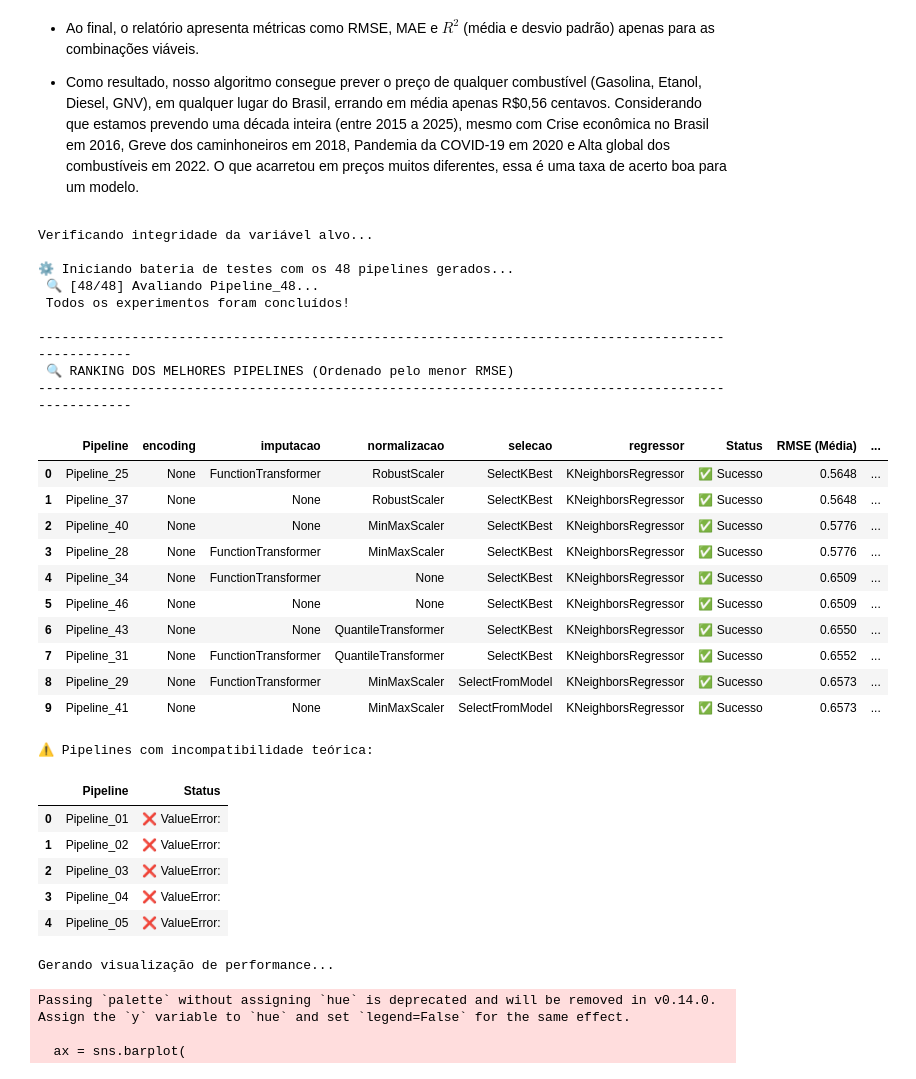
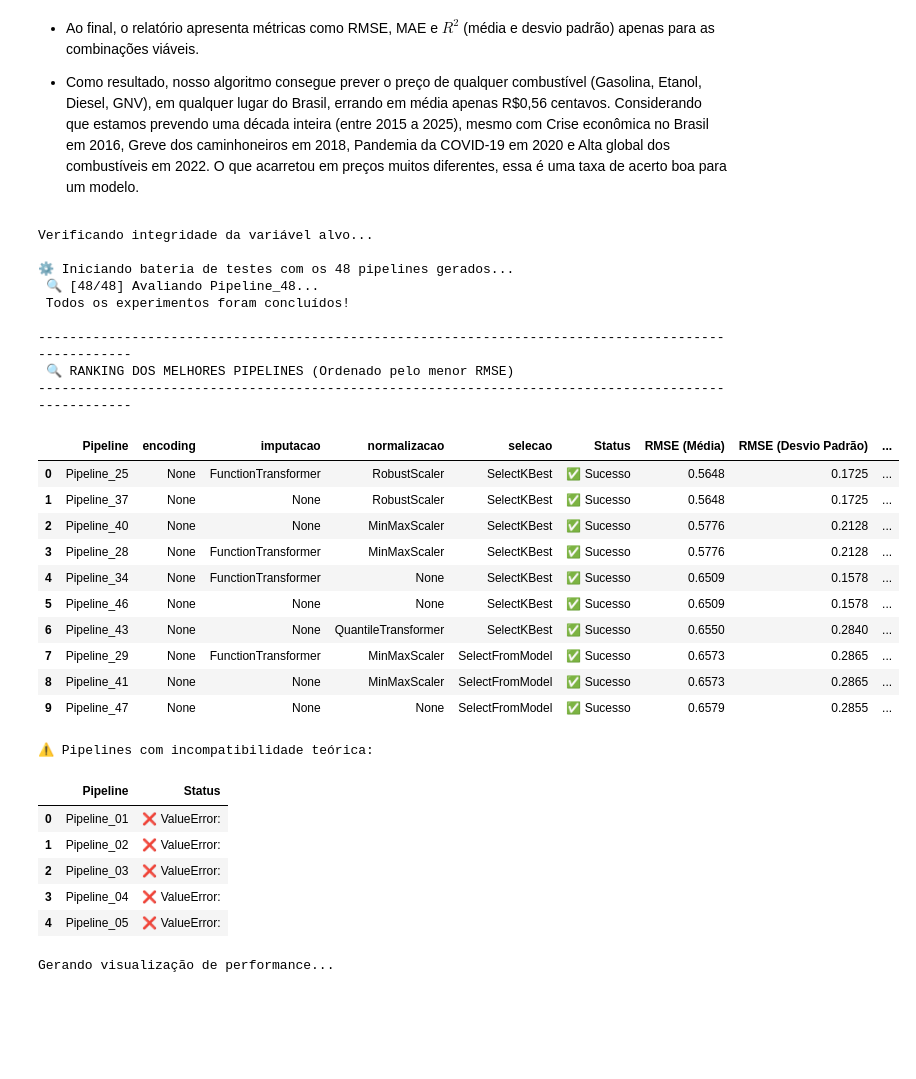
Before and after one commit to LucasCabra7/precos-combustiveis-brasil-2015-2025, a Jupyter notebook: Grupo_4_Análise_Exploratória_e_Modelagem_Preditiva_dos_Preços_de_Combustíveis_no_Brasil_(2015–2025).ipynb, the cells around one changed output. Drawn from its saved outputs; the diff is of its cells as text; code cells hidden in the pictures; blank space fills up the shorter version.

Commit message:
refactor: adds information regarding the techniques used in each pipeline

```diff
--- a/Grupo_4_Análise_Exploratória_e_Modelagem_Preditiva_dos_Preços_de_Combustíveis_no_Brasil_(2015–2025).ipynb
+++ b/Grupo_4_Análise_Exploratória_e_Modelagem_Preditiva_dos_Preços_de_Combustíveis_no_Brasil_(2015–2025).ipynb
@@ -1972,7 +1972,7 @@ class GerenciadorDePipelines:
         print(f"✅ Amostra pronta: {self.dataset_amostra.shape}")
         return self.dataset_amostra
 
-    def construir_pipelines(self, dicionario_tecnicas: dict):
+    def construir_pipelines(self, dicionario_tecnicas: dict, regressor=None):  # ✅ recebe regressor separado
         print("\n" + "-"*60)
         print(" GERANDO MALHA DE PIPELINES")
         print("-"*60)
@@ -1990,12 +1990,15 @@ class GerenciadorDePipelines:
             for nome, tecnica in comb.items():
                 etapas.append((nome, tecnica if tecnica is not None else 'passthrough'))
 
+            if regressor is not None:  # ✅ adiciona o regressor fixo no final
+                etapas.append(('regressor', regressor))
+
             nome_pipeline = f"Pipeline_{idx+1:02d}"
 
             self.pipelines_gerados.append((
                 nome_pipeline,
                 Pipeline(etapas),
-                comb
+                comb  # ✅ comb não tem 'regressor', então não aparece na tabela
             ))
 
         print(f"✅ Foram gerados {len(self.pipelines_gerados)} pipelines (incluindo o baseline).")
@@ -2029,11 +2032,14 @@ experimentos = {
         SelectKBest(score_func=f_regression, k=5),
         SelectFromModel(RandomForestRegressor(n_estimators=50)),
         None
-    ],
-    'regressor': [KNeighborsRegressor(n_neighbors=7)]
+    ]
+    # ✅ 'regressor' removido daqui
 }
 
-lista_pipelines = gerenciador.construir_pipelines(experimentos)
+lista_pipelines = gerenciador.construir_pipelines(
+    experimentos,
+    regressor=KNeighborsRegressor(n_neighbors=7)  # ✅ passado separado
+)
 # %% [output]
 ------------------------------------------------------------
 CARREGANDO DATASET ORIGINAL (ENTREGA 1)
@@ -3191,51 +3197,53 @@ else:
         data=df_plot,
         x='RMSE (Média)',
         y='Pipeline',
+        hue='Pipeline',
         palette=cores,
         edgecolor='black',
-        alpha=0.9
+        alpha=0.9,
+        legend=False
     )
 
     for p in ax.patches:
         width = p.get_width()
         ax.annotate(f'{width:.4f}',
                     (width, p.get_y() + p.get_height() / 2),
                     ha='left', va='center',
                     xytext=(5, 0), textcoords='offset points',
                     fontweight='bold', color='#333333', fontsize=10)
 
     plt.title('Comparativo Final do KNN: Qual Pipeline erra menos?', fontsize=14, fontweight='bold', pad=20)
     plt.xlabel('Erro Médio - RMSE (Quanto Menor, Melhor)', fontsize=12, fontweight='bold')
     plt.ylabel('Combinações Testadas', fontsize=12, fontweight='bold')
 
     plt.axvline(x=melhor_rmse, color='#EF4444', linestyle='--', linewidth=2,
                 label=f'Melhor Marca: {melhor_rmse:.4f}')
 
     plt.legend(loc='lower right')
     sns.despine()
     plt.tight_layout()
     plt.show()
 # %% [output]
 Verificando integridade da variável alvo...
 
 ⚙️ Iniciando bateria de testes com os 48 pipelines gerados...
  🔍 [48/48] Avaliando Pipeline_48...
  Todos os experimentos foram concluídos!
 
 ----------------------------------------------------------------------------------------------------
  🔍 RANKING DOS MELHORES PIPELINES (Ordenado pelo menor RMSE)
 ----------------------------------------------------------------------------------------------------
-|  | Pipeline | encoding | imputacao | normalizacao | selecao | regressor | Status | RMSE (Média) | ... |
-| 0 | Pipeline_25 | None | FunctionTransformer | RobustScaler | SelectKBest | KNeighborsRegressor | ✅ Sucesso | 0.5648 | ... |
-| 1 | Pipeline_37 | None | None | RobustScaler | SelectKBest | KNeighborsRegressor | ✅ Sucesso | 0.5648 | ... |
-| 2 | Pipeline_40 | None | None | MinMaxScaler | SelectKBest | KNeighborsRegressor | ✅ Sucesso | 0.5776 | ... |
-| 3 | Pipeline_28 | None | FunctionTransformer | MinMaxScaler | SelectKBest | KNeighborsRegressor | ✅ Sucesso | 0.5776 | ... |
-| 4 | Pipeline_34 | None | FunctionTransformer | None | SelectKBest | KNeighborsRegressor | ✅ Sucesso | 0.6509 | ... |
-| 5 | Pipeline_46 | None | None | None | SelectKBest | KNeighborsRegressor | ✅ Sucesso | 0.6509 | ... |
-| 6 | Pipeline_43 | None | None | QuantileTransformer | SelectKBest | KNeighborsRegressor | ✅ Sucesso | 0.6550 | ... |
-| 7 | Pipeline_31 | None | FunctionTransformer | QuantileTransformer | SelectKBest | KNeighborsRegressor | ✅ Sucesso | 0.6552 | ... |
-| 8 | Pipeline_29 | None | FunctionTransformer | MinMaxScaler | SelectFromModel | KNeighborsRegressor | ✅ Sucesso | 0.6573 | ... |
-| 9 | Pipeline_41 | None | None | MinMaxScaler | SelectFromModel | KNeighborsRegressor | ✅ Sucesso | 0.6573 | ... |
+|  | Pipeline | encoding | imputacao | normalizacao | selecao | Status | RMSE (Média) | RMSE (Desvio Padrão) | ... |
+| 0 | Pipeline_25 | None | FunctionTransformer | RobustScaler | SelectKBest | ✅ Sucesso | 0.5648 | 0.1725 | ... |
+| 1 | Pipeline_37 | None | None | RobustScaler | SelectKBest | ✅ Sucesso | 0.5648 | 0.1725 | ... |
+| 2 | Pipeline_40 | None | None | MinMaxScaler | SelectKBest | ✅ Sucesso | 0.5776 | 0.2128 | ... |
+| 3 | Pipeline_28 | None | FunctionTransformer | MinMaxScaler | SelectKBest | ✅ Sucesso | 0.5776 | 0.2128 | ... |
+| 4 | Pipeline_34 | None | FunctionTransformer | None | SelectKBest | ✅ Sucesso | 0.6509 | 0.1578 | ... |
+| 5 | Pipeline_46 | None | None | None | SelectKBest | ✅ Sucesso | 0.6509 | 0.1578 | ... |
+| 6 | Pipeline_43 | None | None | QuantileTransformer | SelectKBest | ✅ Sucesso | 0.6550 | 0.2840 | ... |
+| 7 | Pipeline_29 | None | FunctionTransformer | MinMaxScaler | SelectFromModel | ✅ Sucesso | 0.6573 | 0.2865 | ... |
+| 8 | Pipeline_41 | None | None | MinMaxScaler | SelectFromModel | ✅ Sucesso | 0.6573 | 0.2865 | ... |
+| 9 | Pipeline_47 | None | None | None | SelectFromModel | ✅ Sucesso | 0.6579 | 0.2855 | ... |
 ⚠️ Pipelines com incompatibilidade teórica:
 |  | Pipeline | Status |
 | 0 | Pipeline_01 | ❌ ValueError: |
@@ -3244,7 +3252,4 @@ Verificando integridade da variável alvo...
 | 3 | Pipeline_04 | ❌ ValueError: |
 | 4 | Pipeline_05 | ❌ ValueError: |
 Gerando visualização de performance...
-Passing `palette` without assigning `hue` is deprecated and will be removed in v0.14.0. Assign the `y` variable to `hue` and set `legend=False` for the same effect.
-
-  ax = sns.barplot(
 [figure]
```
